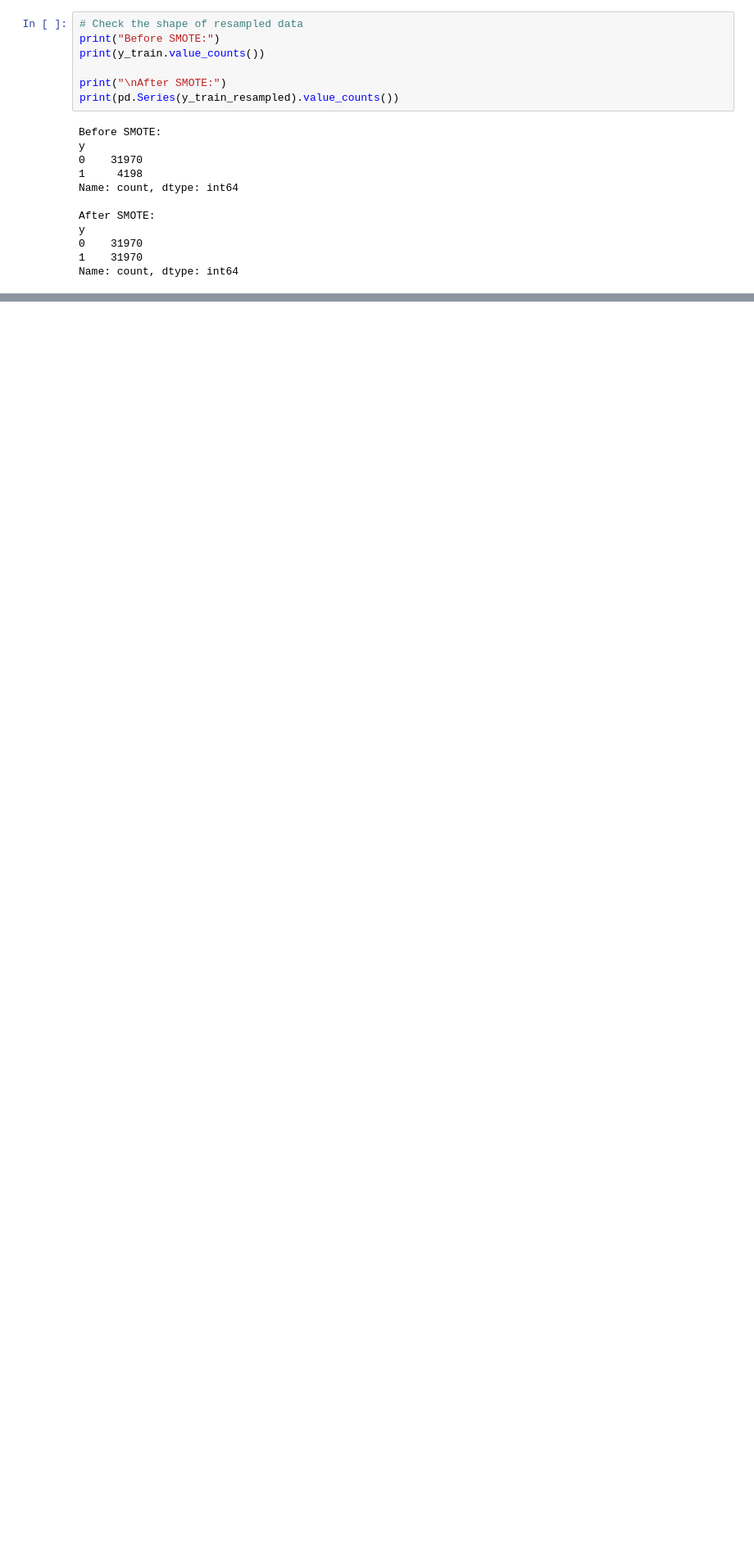
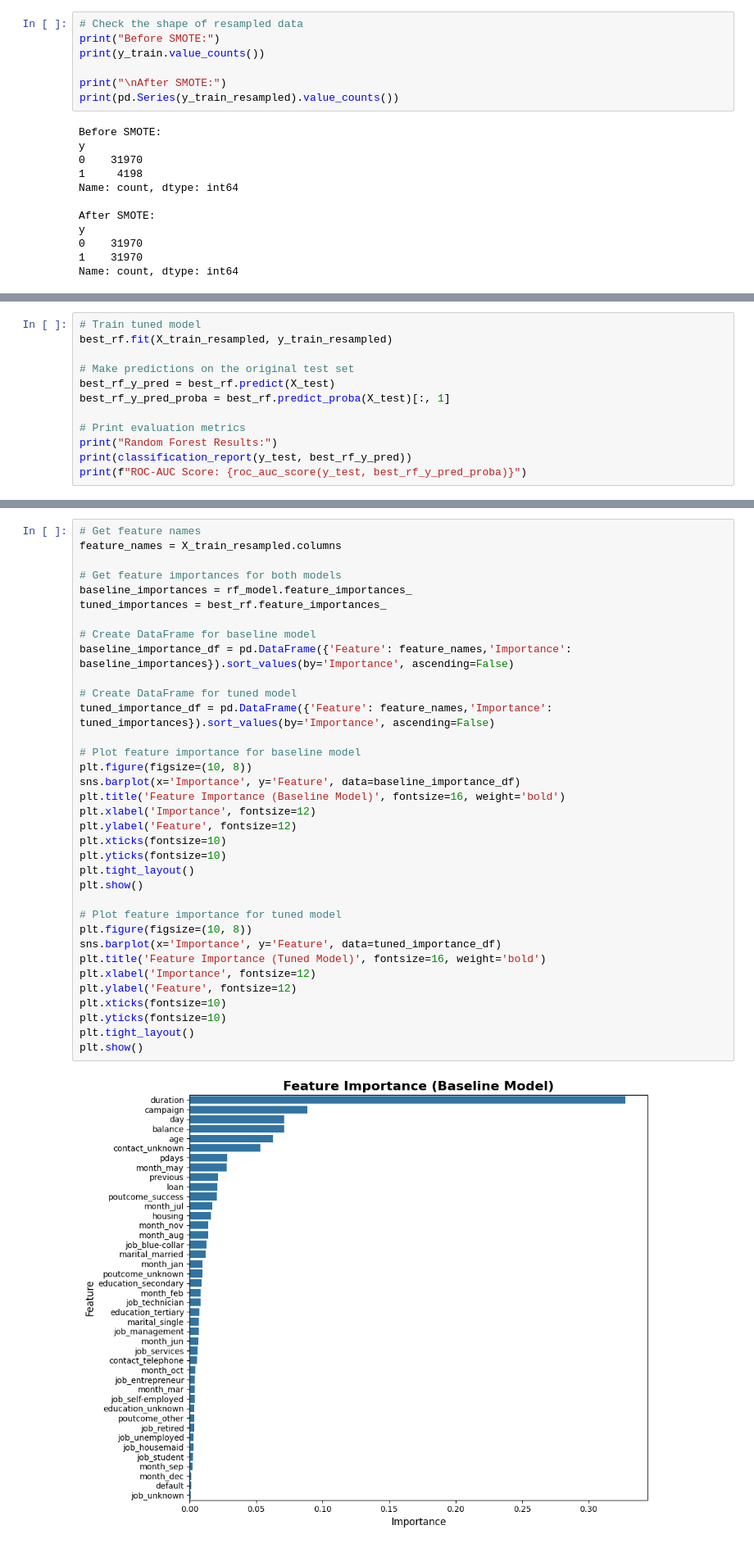
Before and after one commit to RanudeeFernando/CM2604_ML_CW, a Jupyter notebook: notebooks/ml_project.ipynb, the cells around one changed output, grey strips where cells are left out. Shown at 82% size. Saved outputs shown, nothing was run; the diff lists cells and outputs as text; blank space fills up the shorter version.

Commit message:
model implementation - RF

```diff
--- a/notebooks/ml_project.ipynb
+++ b/notebooks/ml_project.ipynb
@@ -487,0 +613,12 @@ Name: count, dtype: int64
+# %%
+# Train tuned model
+best_rf.fit(X_train_resampled, y_train_resampled)
+
+# Make predictions on the original test set
+best_rf_y_pred = best_rf.predict(X_test)
+best_rf_y_pred_proba = best_rf.predict_proba(X_test)[:, 1]
+
+# Print evaluation metrics
+print("Random Forest Results:")
+print(classification_report(y_test, best_rf_y_pred))
+print(f"ROC-AUC Score: {roc_auc_score(y_test, best_rf_y_pred_proba)}")
@@ -487,0 +637,37 @@ Name: count, dtype: int64
+# %%
+# Get feature names
+feature_names = X_train_resampled.columns
+
+# Get feature importances for both models
+baseline_importances = rf_model.feature_importances_
+tuned_importances = best_rf.feature_importances_
+
+# Create DataFrame for baseline model
+baseline_importance_df = pd.DataFrame({'Feature': feature_names,'Importance': baseline_importances}).sort_values(by='Importance', ascending=False)
+
+# Create DataFrame for tuned model
+tuned_importance_df = pd.DataFrame({'Feature': feature_names,'Importance': tuned_importances}).sort_values(by='Importance', ascending=False)
+
+# Plot feature importance for baseline model
+plt.figure(figsize=(10, 8))
+sns.barplot(x='Importance', y='Feature', data=baseline_importance_df)
+plt.title('Feature Importance (Baseline Model)', fontsize=16, weight='bold')
+plt.xlabel('Importance', fontsize=12)
+plt.ylabel('Feature', fontsize=12)
+plt.xticks(fontsize=10)
+plt.yticks(fontsize=10)
+plt.tight_layout()
+plt.show()
+
+# Plot feature importance for tuned model
+plt.figure(figsize=(10, 8))
+sns.barplot(x='Importance', y='Feature', data=tuned_importance_df)
+plt.title('Feature Importance (Tuned Model)', fontsize=16, weight='bold')
+plt.xlabel('Importance', fontsize=12)
+plt.ylabel('Feature', fontsize=12)
+plt.xticks(fontsize=10)
+plt.yticks(fontsize=10)
+plt.tight_layout()
+plt.show()
+# %% [output]
+[figure, added]
```
Also changed, not shown: parts of 29 cells of this notebook.
